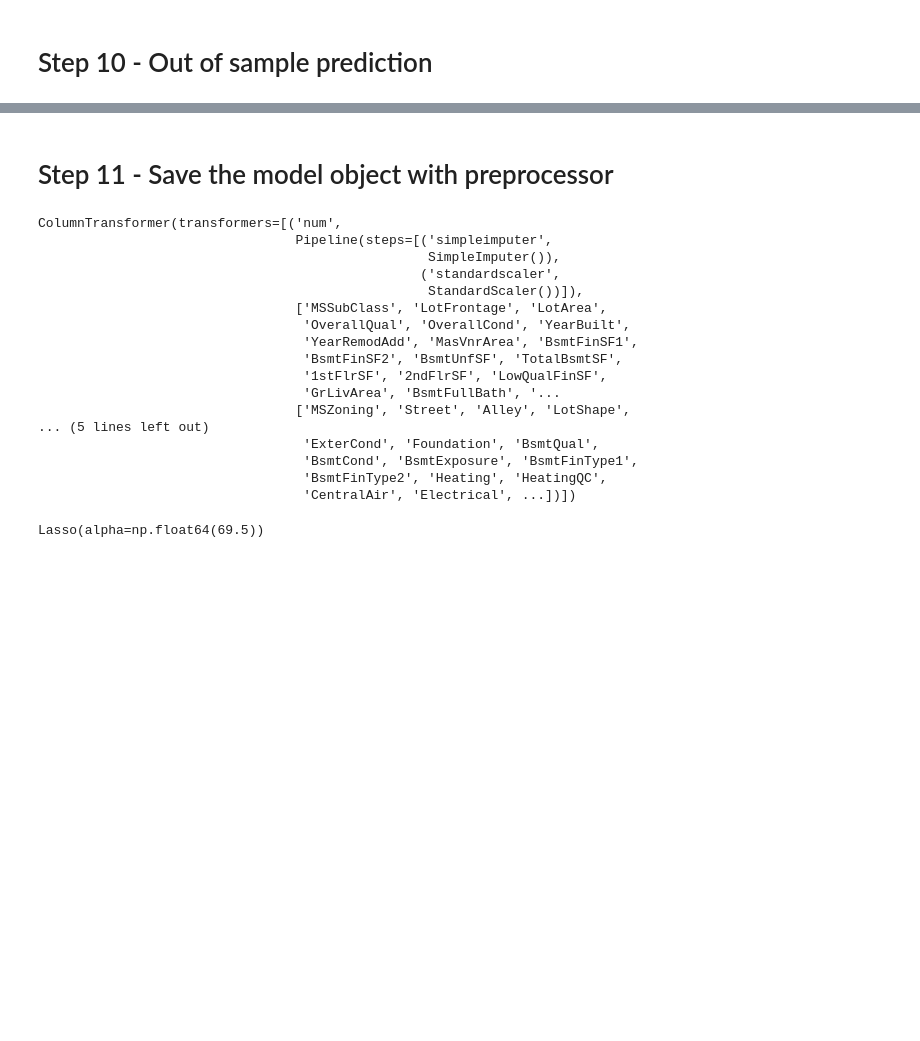
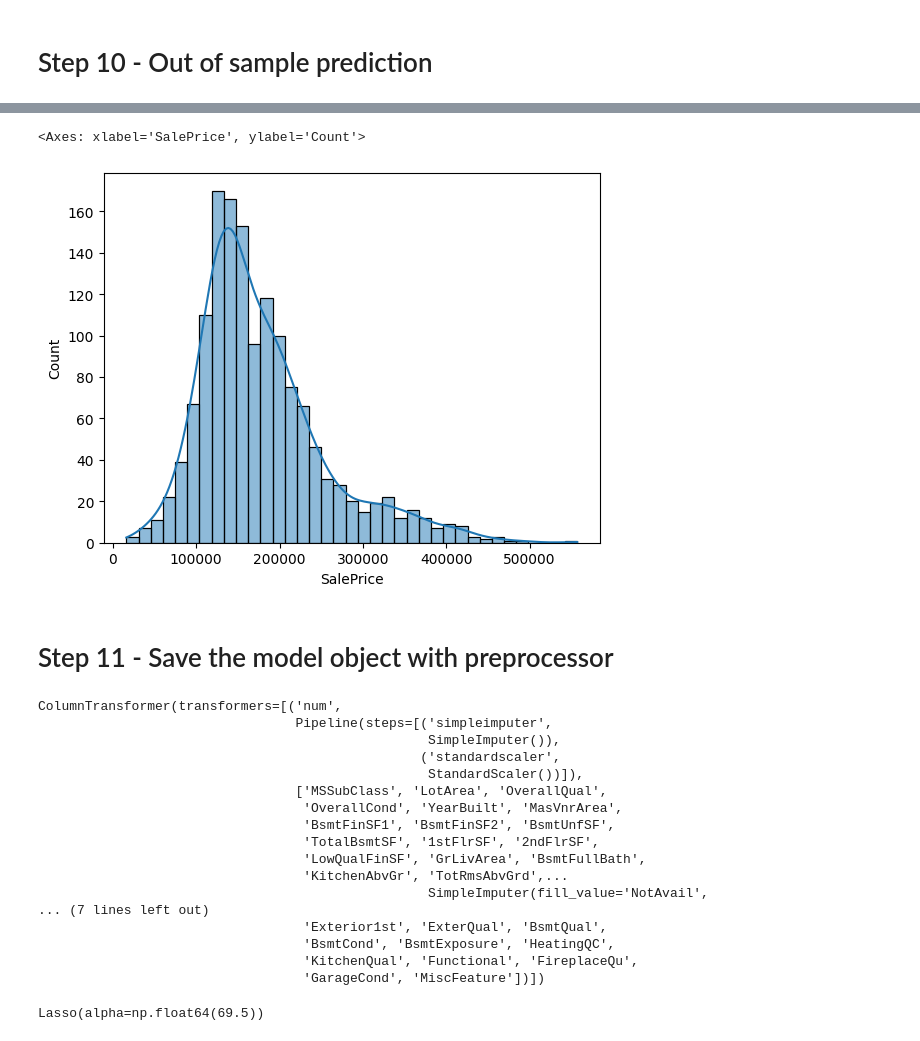
Before and after one commit to Aboli-2002/Machine_Learning, a Jupyter notebook: Regression Project/Regression Project.ipynb, the cells around one changed output, grey strips where cells are left out. Saved outputs shown, nothing was run; the diff lists cells and outputs as text; code cells hidden in the pictures; blank space fills up the shorter version.

```diff
--- a/Regression Project/Regression Project.ipynb
+++ b/Regression Project/Regression Project.ipynb
@@ -604,0 +672,3 @@ xnew.to_csv("LassoResults.csv", index=False)
+# %%
+xnew_pre = pre2.transform(xnew)
+xnew_pre.head()
@@ -604,0 +685,3 @@ xnew.to_csv("LassoResults.csv", index=False)
+# %%
+preds = best_lasso.predict(xnew_pre)
+preds
@@ -604,0 +691,3 @@ xnew.to_csv("LassoResults.csv", index=False)
+# %%
+res = xnew[["Id"]]
+res
@@ -604,0 +708,3 @@ xnew.to_csv("LassoResults.csv", index=False)
+# %%
+res["SalePrice"] = preds.round(2)
+res
@@ -605,25 +725,30 @@ xnew.to_csv("LassoResults.csv", index=False)
+# %%
+sns.histplot(data=res, x="SalePrice", kde=True)
+# %% [output]
+<Axes: xlabel='SalePrice', ylabel='Count'>
+[figure, added]
 # %% [markdown]
 # Step 11 - Save the model object with preprocessor
 # %%
-pre1
+pre2
 # %% [output]
 ColumnTransformer(transformers=[('num',
                                  Pipeline(steps=[('simpleimputer',
                                                   SimpleImputer()),
                                                  ('standardscaler',
                                                   StandardScaler())]),
-                                 ['MSSubClass', 'LotFrontage', 'LotArea',
-                                  'OverallQual', 'OverallCond', 'YearBuilt',
-                                  'YearRemodAdd', 'MasVnrArea', 'BsmtFinSF1',
-                                  'BsmtFinSF2', 'BsmtUnfSF', 'TotalBsmtSF',
-                                  '1stFlrSF', '2ndFlrSF', 'LowQualFinSF',
-                                  'GrLivArea', 'BsmtFullBath', '...
-                                 ['MSZoning', 'Street', 'Alley', 'LotShape',
-... (5 lines left out)
-                                  'ExterCond', 'Foundation', 'BsmtQual',
-                                  'BsmtCond', 'BsmtExposure', 'BsmtFinType1',
-                                  'BsmtFinType2', 'Heating', 'HeatingQC',
-                                  'CentralAir', 'Electrical', ...])])
+                                 ['MSSubClass', 'LotArea', 'OverallQual',
+                                  'OverallCond', 'YearBuilt', 'MasVnrArea',
+                                  'BsmtFinSF1', 'BsmtFinSF2', 'BsmtUnfSF',
+                                  'TotalBsmtSF', '1stFlrSF', '2ndFlrSF',
+                                  'LowQualFinSF', 'GrLivArea', 'BsmtFullBath',
+                                  'KitchenAbvGr', 'TotRmsAbvGrd',...
+                                                  SimpleImputer(fill_value='NotAvail',
+... (7 lines left out)
+                                  'Exterior1st', 'ExterQual', 'BsmtQual',
+                                  'BsmtCond', 'BsmtExposure', 'HeatingQC',
+                                  'KitchenQual', 'Functional', 'FireplaceQu',
+                                  'GarageCond', 'MiscFeature'])])
 # %%
 best_lasso
 # %% [output]
```
Also changed, not shown: parts of 46 cells of this notebook, 2 other files.
